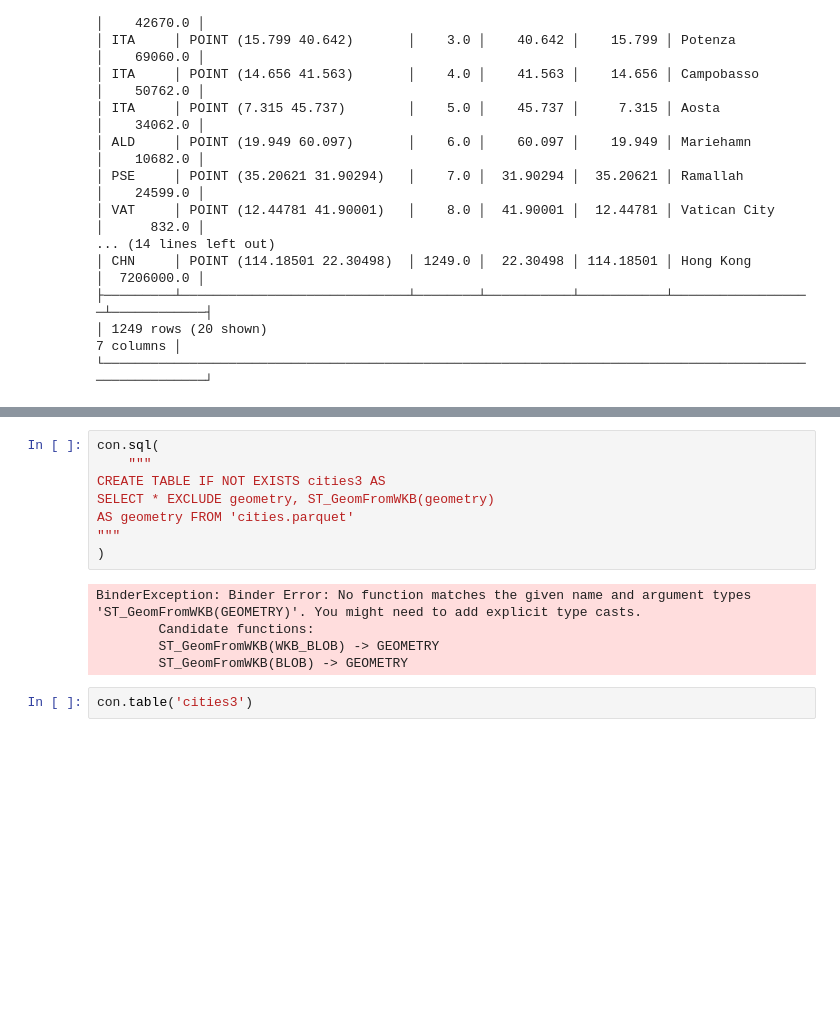
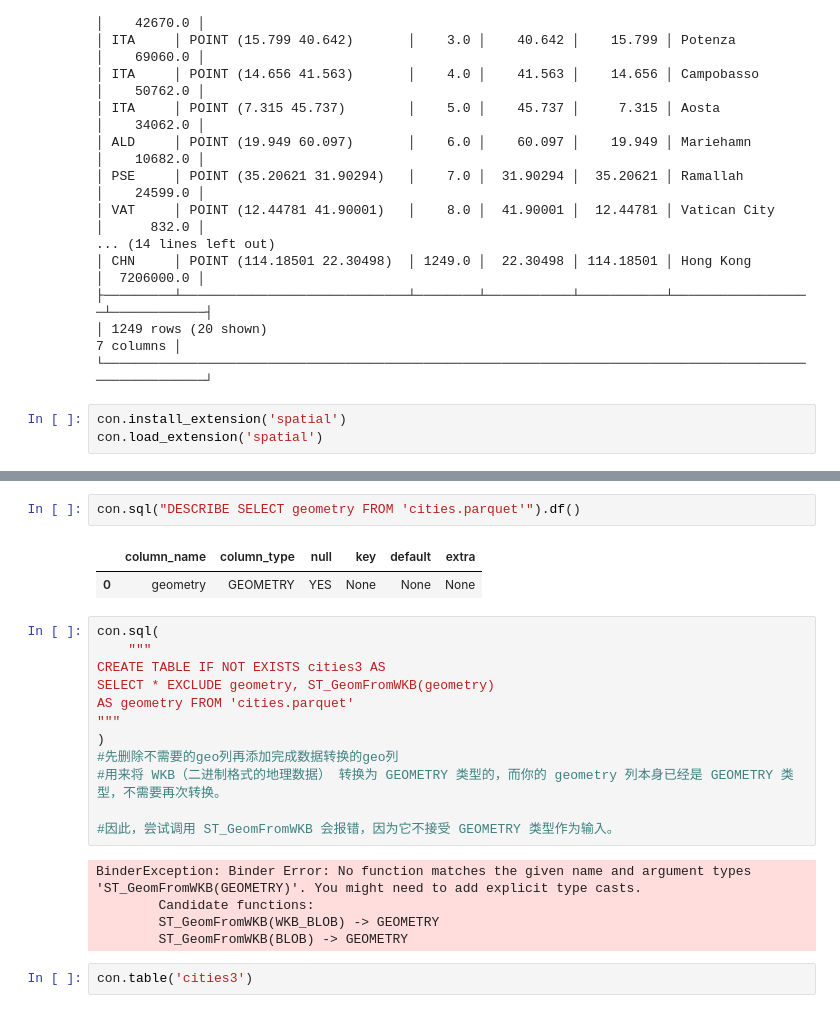
Before and after one commit to Aprilmiaoyilee/casa0025app_workshop, a Jupyter notebook: notebooks/W02_data_import.ipynb, the cells around one changed output, grey strips where cells are left out. Cells and saved outputs as stored; diff of their text form; blank space fills up the shorter version.

```diff
--- a/notebooks/W02_data_import.ipynb
+++ b/notebooks/W02_data_import.ipynb
@@ -543,3 +565,6 @@ con.sql("SELECT * FROM 'cities.parquet'")
 ├─────────┴─────────────────────────────┴────────┴───────────┴───────────┴──────────────────┴────────────┤
 │ 1249 rows (20 shown)                                                                         7 columns │
 └────────────────────────────────────────────────────────────────────────────────────────────────────────┘
+# %%
+con.install_extension('spatial')
+con.load_extension('spatial')
@@ -546,3 +580,8 @@ con.sql("SELECT * FROM 'cities.parquet'")
+# %%
+con.sql("DESCRIBE SELECT geometry FROM 'cities.parquet'").df()
+# %% [output]
+|  | column_name | column_type | null | key | default | extra |
+| 0 | geometry | GEOMETRY | YES | None | None | None |
 # %%
 con.sql(
     """
@@ -551,6 +590,10 @@ SELECT * EXCLUDE geometry, ST_GeomFromWKB(geometry)
 AS geometry FROM 'cities.parquet'
 """
 )
+#先删除不需要的geo列再添加完成数据转换的geo列
+#用来将 WKB（二进制格式的地理数据） 转换为 GEOMETRY 类型的，而你的 geometry 列本身已经是 GEOMETRY 类型，不需要再次转换。
+
+#因此，尝试调用 ST_GeomFromWKB 会报错，因为它不接受 GEOMETRY 类型作为输入。
 # %% [output]
 BinderException: Binder Error: No function matches the given name and argument types 'ST_GeomFromWKB(GEOMETRY)'. You might need to add explicit type casts.
         Candidate functions:
```
Also changed, not shown: parts of 18 cells of this notebook.
